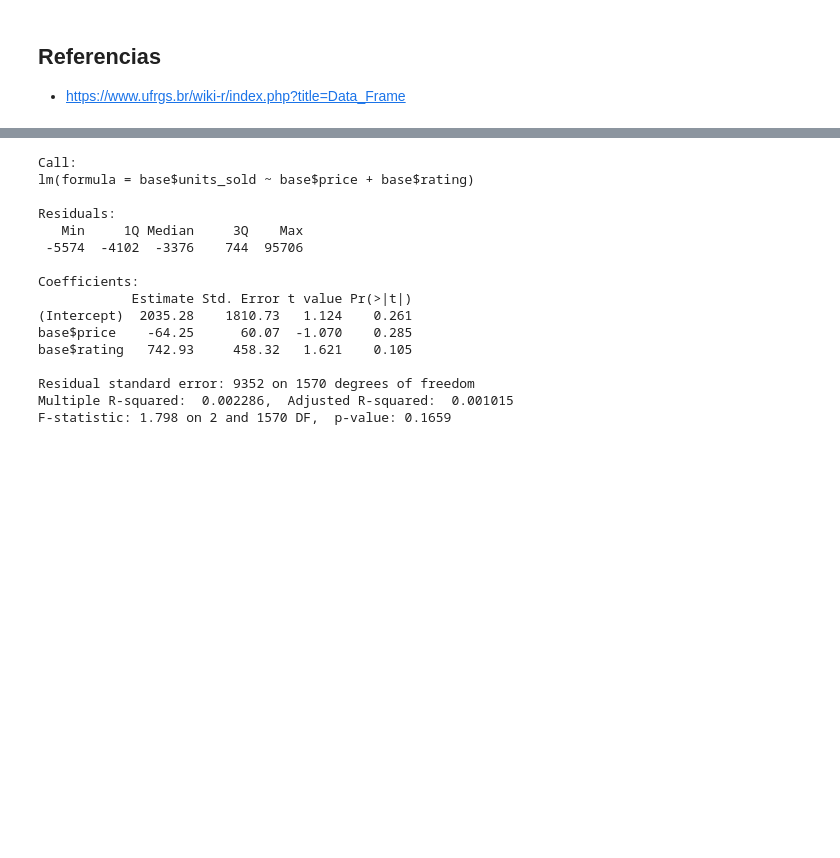
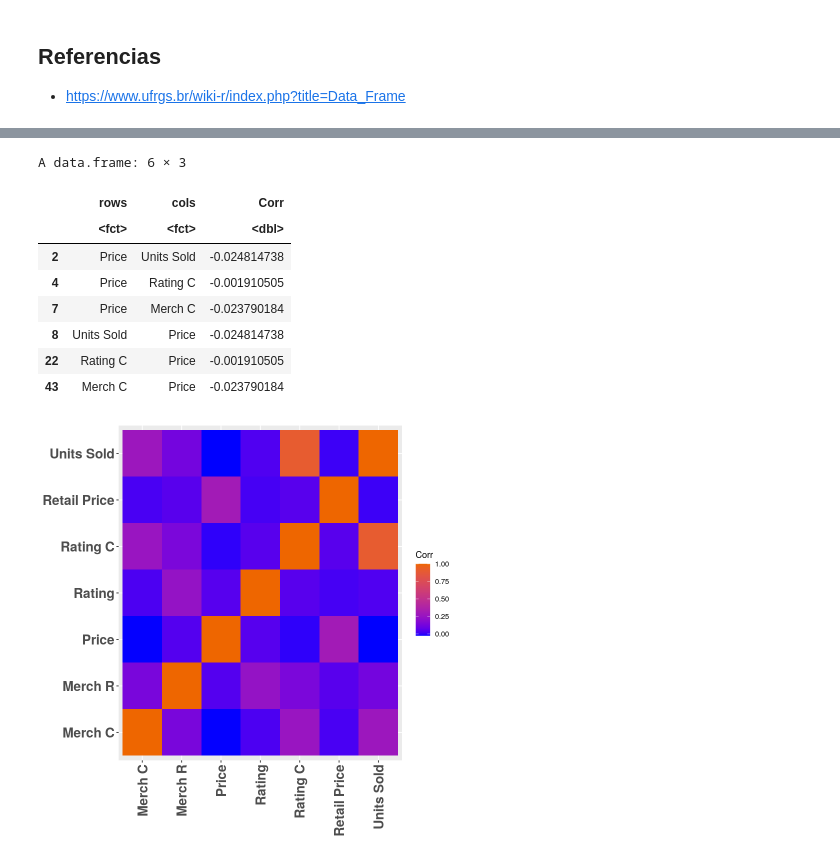
Before and after one commit to AspiranteAudaz/MetodosQuantiativos, a Jupyter notebook: Regressão/Regressao.ipynb, the cells around one changed output, grey strips where cells are left out. Cells and saved outputs as stored; diff of their text form; code cells hidden in the pictures; blank space fills up the shorter version.

Commit message:
Adicionando merchant_rating e merchant_rating_count e criando heatmap das correlações

```diff
--- a/Regressão/Regressao.ipynb
+++ b/Regressão/Regressao.ipynb
@@ -9,7 +11,10 @@ library(dplyr)
 # Adicionando o diretorio atual
 setwd("../");
 # %%
+# Le o dataset com as colunas desejadas
 dataset <- read.csv(file="./summer-products-with-rating-and-performance_2020-08.csv", header=TRUE, sep=",")
 dataset <- as.data.frame(dataset)
+base    <- select(dataset, price, units_sold, rating, rating_count, retail_price,  merchant_rating, merchant_rating_count)
+
+# Nomes alternativos
+colnames(base) <- c("Price", "Units Sold", "Rating", "Rating C", "Retail Price", "Merch R", "Merch C")
-# %%
-base <- select(dataset, price, units_sold, rating, rating_count, retail_price)
@@ -202,20 +21,22 @@ F-statistic: 2.452 on 1 and 1571 DF,  p-value: 0.1176
-# %%
-modelo2var <- lm(base$units_sold ~ base$price + base$rating)
-summary(modelo2var)
-# %% [output]
-Call:
-lm(formula = base$units_sold ~ base$price + base$rating)
-
-Residuals:
-   Min     1Q Median     3Q    Max
- -5574  -4102  -3376    744  95706
-
-Coefficients:
-            Estimate Std. Error t value Pr(>|t|)
-(Intercept)  2035.28    1810.73   1.124    0.261
-base$price    -64.25      60.07  -1.070    0.285
-base$rating   742.93     458.32   1.621    0.105
-
-Residual standard error: 9352 on 1570 degrees of freedom
-Multiple R-squared:  0.002286,  Adjusted R-squared:  0.001015
-F-statistic: 1.798 on 2 and 1570 DF,  p-value: 0.1659
+# %%
+# Mapa de calor de correlacao
+cor_map = data.frame(rows = rep(colnames(base), each = ncol(base)), cols = rep(colnames(base), each = 1, times=ncol(base)), Corr = c(cor(base)))
+#cor_map = subset(cor_map, (Corr < 0.9 & Corr > 0.2) | (Corr > -0.9 & Corr < -0.2))
+
+cor_heat = ggplot(cor_map, aes(rows, cols)) + geom_tile(aes(fill = Corr))
+cor_heat = cor_heat + scale_fill_gradient(low = "#0000FF", high = "#EE6600") + theme(axis.title.y=element_blank(), axis.title.x=element_blank(), axis.text.x = element_text(angle = 90, vjust = 0.5, hjust=1, size=16, face="bold"), axis.text.y = element_text(vjust = 0.5, hjust=1, size=16, face="bold"))
+cor_heat
+
+# Eliminares os valores com correlacao alta
+cor_map = subset(cor_map, Corr < 0.75)
+# %% [output]
+A data.frame: 6 × 3
+|  | rows | cols | Corr |
+|  | <fct> | <fct> | <dbl> |
+| 2 | Price | Units Sold | -0.024814738 |
+| 4 | Price | Rating C | -0.001910505 |
+| 7 | Price | Merch C | -0.023790184 |
+| 8 | Units Sold | Price | -0.024814738 |
+| 22 | Rating C | Price | -0.001910505 |
+| 43 | Merch C | Price | -0.023790184 |
+[figure, added]
```
Also changed, not shown: parts of 7 cells of this notebook.
